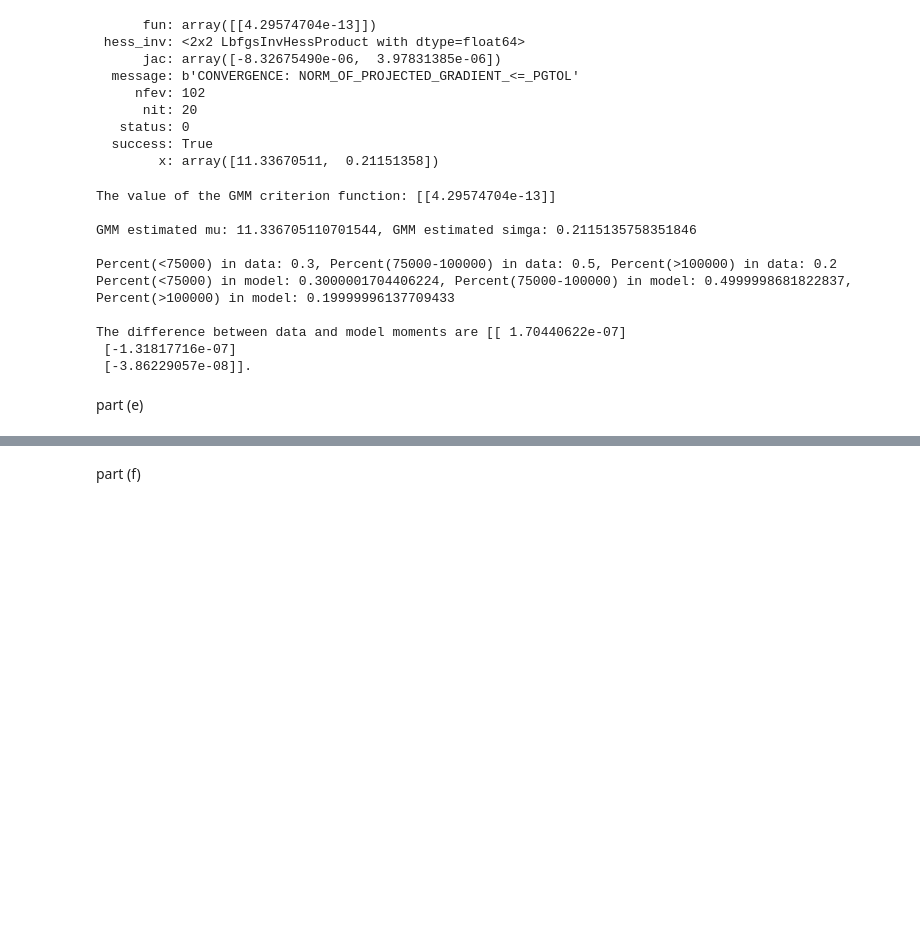
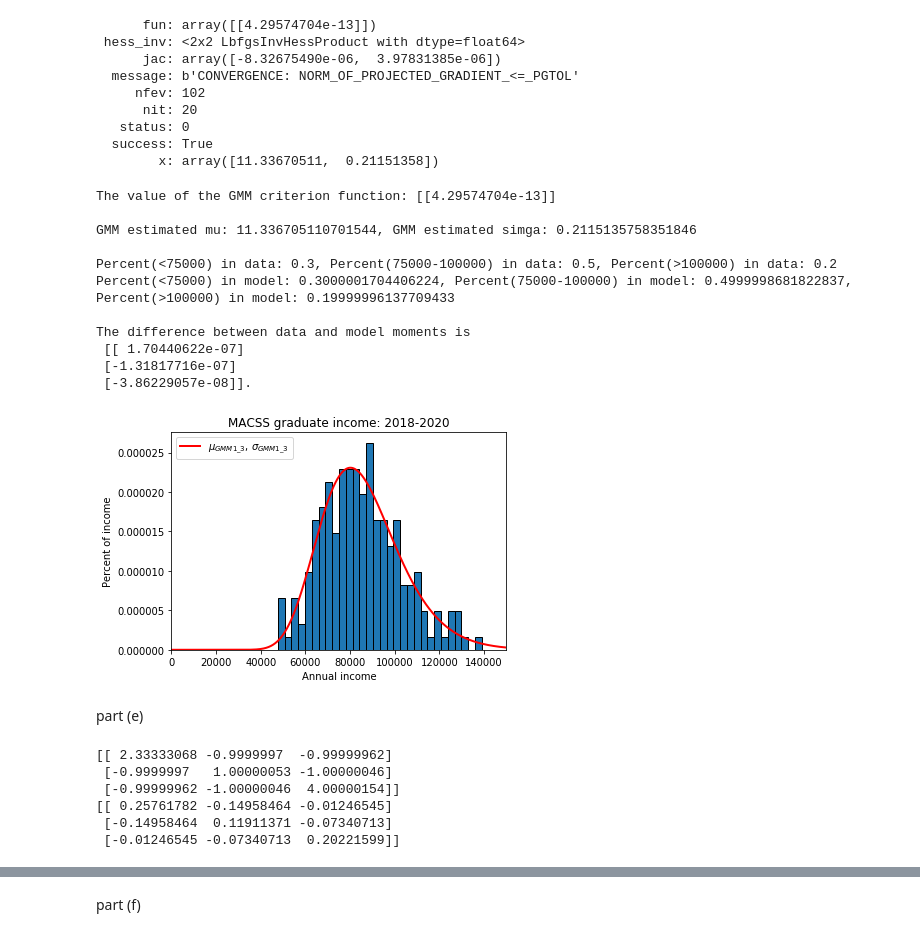
Before and after one commit to Yiqing-Zh/persp-model-econ_w20, a Jupyter notebook: ProblemSets/PS5/PS5_YiqingZheng.ipynb, the cells around one changed output, grey strips where cells are left out. Saved outputs shown, nothing was run; the diff lists cells and outputs as text; code cells hidden in the pictures; blank space fills up the shorter version.

```diff
--- a/ProblemSets/PS5/PS5_YiqingZheng.ipynb
+++ b/ProblemSets/PS5/PS5_YiqingZheng.ipynb
@@ -273,7 +276,7 @@ print('Percent(<75000) in data: {}, Percent(75000-100000) in data: {}, Percent(>
       .format(bpct_1_dat1_3, bpct_2_dat1_3, bpct_3_dat1_3))
 print('Percent(<75000) in model: {}, Percent(75000-100000) in model: {}, Percent(>100000) in model: {}\n'
       .format(bpct_1_model1_3, bpct_2_model1_3, bpct_3_model1_3))
-print(f'The difference between data and model moments are {err1_3}.')
+print(f'The difference between data and model moments is \n {err1_3}.')
 # %% [output]
 The value of the GMM criterion function: [[4.29574704e-13]]
 
@@ -282,8 +285,22 @@ GMM estimated mu: 11.336705110701544, GMM estimated simga: 0.2115135758351846
 Percent(<75000) in data: 0.3, Percent(75000-100000) in data: 0.5, Percent(>100000) in data: 0.2
 Percent(<75000) in model: 0.3000001704406224, Percent(75000-100000) in model: 0.4999998681822837, Percent(>100000) in model: 0.19999996137709433
 
-The difference between data and model moments are [[ 1.70440622e-07]
+The difference between data and model moments is
+ [[ 1.70440622e-07]
  [-1.31817716e-07]
  [-3.86229057e-08]].
+# %%
+plt.hist(data, num_bins, density=True, edgecolor='k')
+plt.title('MACSS graduate income: 2018-2020')
+plt.xlabel(r'Annual income')
+plt.ylabel('Percent of income')
+
+sample = np.linspace(0, 150000, 200000)
+plt.plot(sample, trunc_log_norm(sample, mu_GMM1_3, sigma_GMM1_3, 0.0, 150000.0),linewidth=2,
+         color='r', label='$\mu_{GMM1\_3}$, $\sigma_{GMM1\_3}$')
+plt.legend(loc='upper left')
+plt.xlim([0, 150000]);
+# %% [output]
+[figure, added]
 # %% [markdown]
 part (e)
@@ -289,0 +330,14 @@ part (e)
+# %%
+Err_mat3 = get_Err_mat3(data, mu_GMM1_3, sigma_GMM1_3, 0.0, 150000, False)
+VCV2_3 = (1 / data.shape[0]) * (Err_mat3 @ Err_mat3.T)
+print(VCV2_3)
+# We use the pseudo-inverse command here because the VCV matrix is poorly conditioned
+W_hat2_3 = lin.pinv(VCV2_3)
+print(W_hat2_3)
+# %% [output]
+[[ 2.33333068 -0.9999997  -0.99999962]
+ [-0.9999997   1.00000053 -1.00000046]
+ [-0.99999962 -1.00000046  4.00000154]]
+[[ 0.25761782 -0.14958464 -0.01246545]
+ [-0.14958464  0.11911371 -0.07340713]
+ [-0.01246545 -0.07340713  0.20221599]]
```
Also changed, not shown: parts of 10 cells of this notebook.
